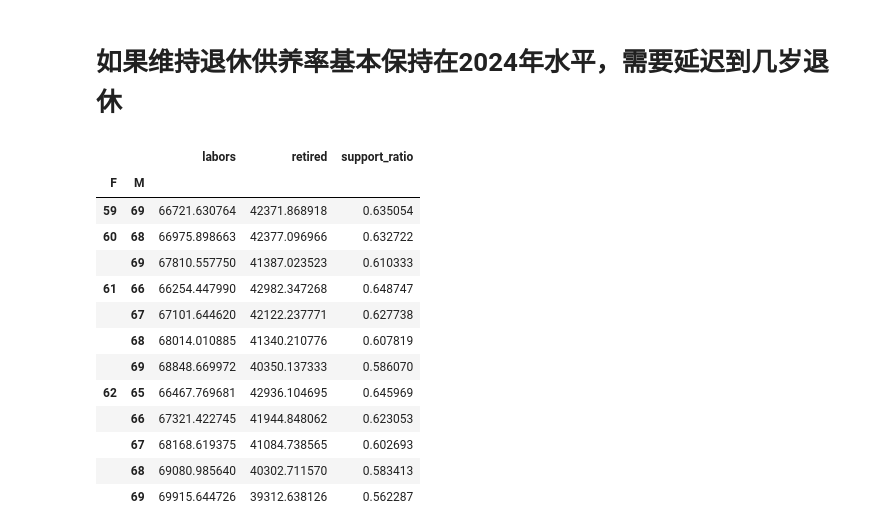
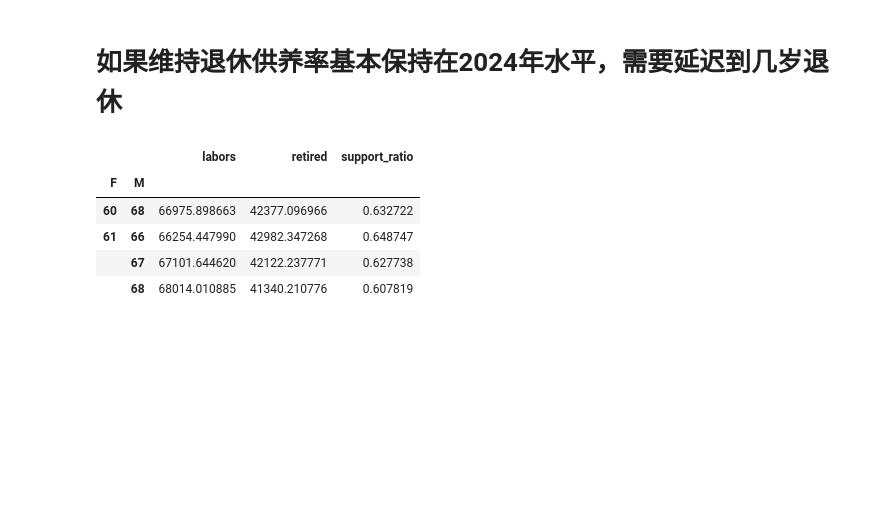
Before and after one commit to shell909090/slides, a Jupyter notebook: ipynb/pycon2024.ipynb, the cells around one changed output. Cells and saved outputs as stored; diff of their text form; code cells hidden in the pictures; blank space fills up the shorter version.

```diff
--- a/ipynb/pycon2024.ipynb
+++ b/ipynb/pycon2024.ipynb
@@ -249,28 +252,20 @@ plt.plot(support_ratio[support_ratio.index>1985])
 # 如果维持退休供养率基本保持在2024年水平，需要延迟到几岁退休
 # %%
 l = []
-for f in range(55, 63):
-    for m in range(60, 70):
+for f in range(55, 62):
+    for m in range(60, 69):
         labors = population.loc[2050, 20:f].sum()+0.5*population.loc[2050, f:m].sum()
         retired = population.loc[2050, m:].sum()+0.5*population.loc[2050, f:m].sum()
         l.append([f, m, labors, retired, retired/labors])
 
 df = pd.DataFrame(l, columns=['F', 'M', 'labors', 'retired', 'support_ratio'])
 df = df[df.support_ratio < 0.65]
 df = df.set_index(['F', 'M'])
 df
 # %% [output]
 |  |  | labors | retired | support_ratio |
 | F | M |  |  |  |
-| 59 | 69 | 66721.630764 | 42371.868918 | 0.635054 |
 | 60 | 68 | 66975.898663 | 42377.096966 | 0.632722 |
-|  | 69 | 67810.557750 | 41387.023523 | 0.610333 |
 | 61 | 66 | 66254.447990 | 42982.347268 | 0.648747 |
 |  | 67 | 67101.644620 | 42122.237771 | 0.627738 |
 |  | 68 | 68014.010885 | 41340.210776 | 0.607819 |
-|  | 69 | 68848.669972 | 40350.137333 | 0.586070 |
-| 62 | 65 | 66467.769681 | 42936.104695 | 0.645969 |
-|  | 66 | 67321.422745 | 41944.848062 | 0.623053 |
-|  | 67 | 68168.619375 | 41084.738565 | 0.602693 |
-|  | 68 | 69080.985640 | 40302.711570 | 0.583413 |
-|  | 69 | 69915.644726 | 39312.638126 | 0.562287 |
```
Also changed, not shown: parts of 40 cells of this notebook, 1 other file.
